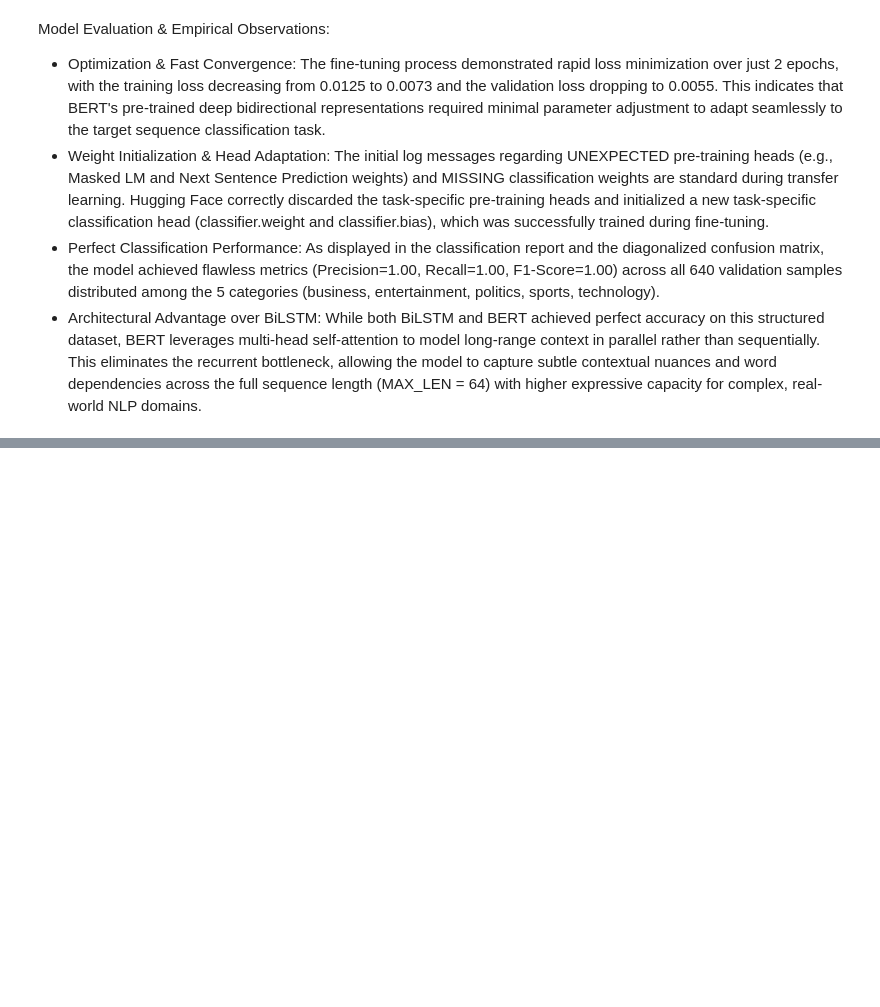
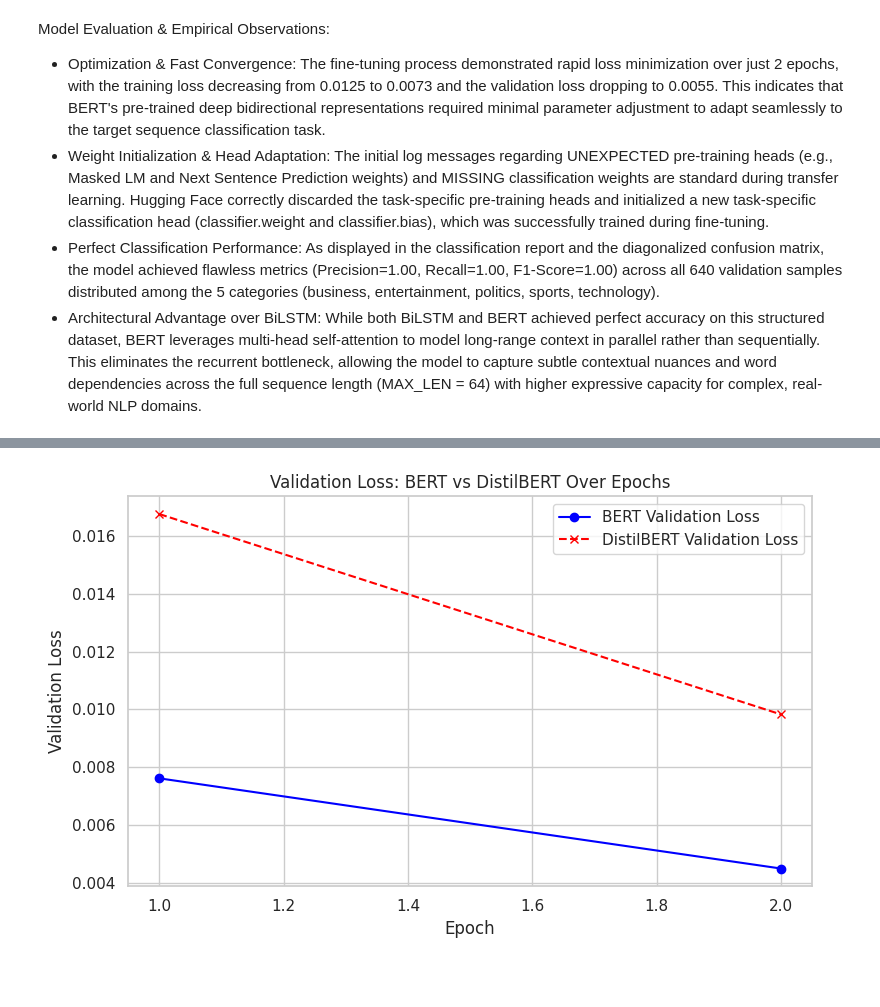
Before and after one commit to francescachn/Text-mining-project, a Jupyter notebook: Copia_di_progetto_data_.ipynb, the cells around one changed output, grey strips where cells are left out. Cells and saved outputs as stored; diff of their text form; code cells hidden in the pictures; blank space fills up the shorter version.

```diff
--- a/Copia_di_progetto_data_.ipynb
+++ b/Copia_di_progetto_data_.ipynb
@@ -797,0 +1035,17 @@ Model Evaluation & Empirical Observations:
+# %%
+plt.figure(figsize=(8, 5))
+
+plt.plot(bert_df['Epoch'], bert_df['Validation Loss'], label='BERT Validation Loss', marker='o', linestyle='-', color='blue')
+plt.plot(distilbert_df['Epoch'], distilbert_df['Validation Loss'], label='DistilBERT Validation Loss', marker='x', linestyle='--', color='red')
+
+plt.title('Validation Loss: BERT vs DistilBERT Over Epochs')
+plt.xlabel('Epoch')
+plt.ylabel('Validation Loss')
+plt.legend()
+plt.grid(True)
+plt.tight_layout()
+plt.show()
+# %% [output]
+[figure, added]
+# %% [markdown]
+#
```
Also changed, not shown: parts of 12 cells of this notebook.
